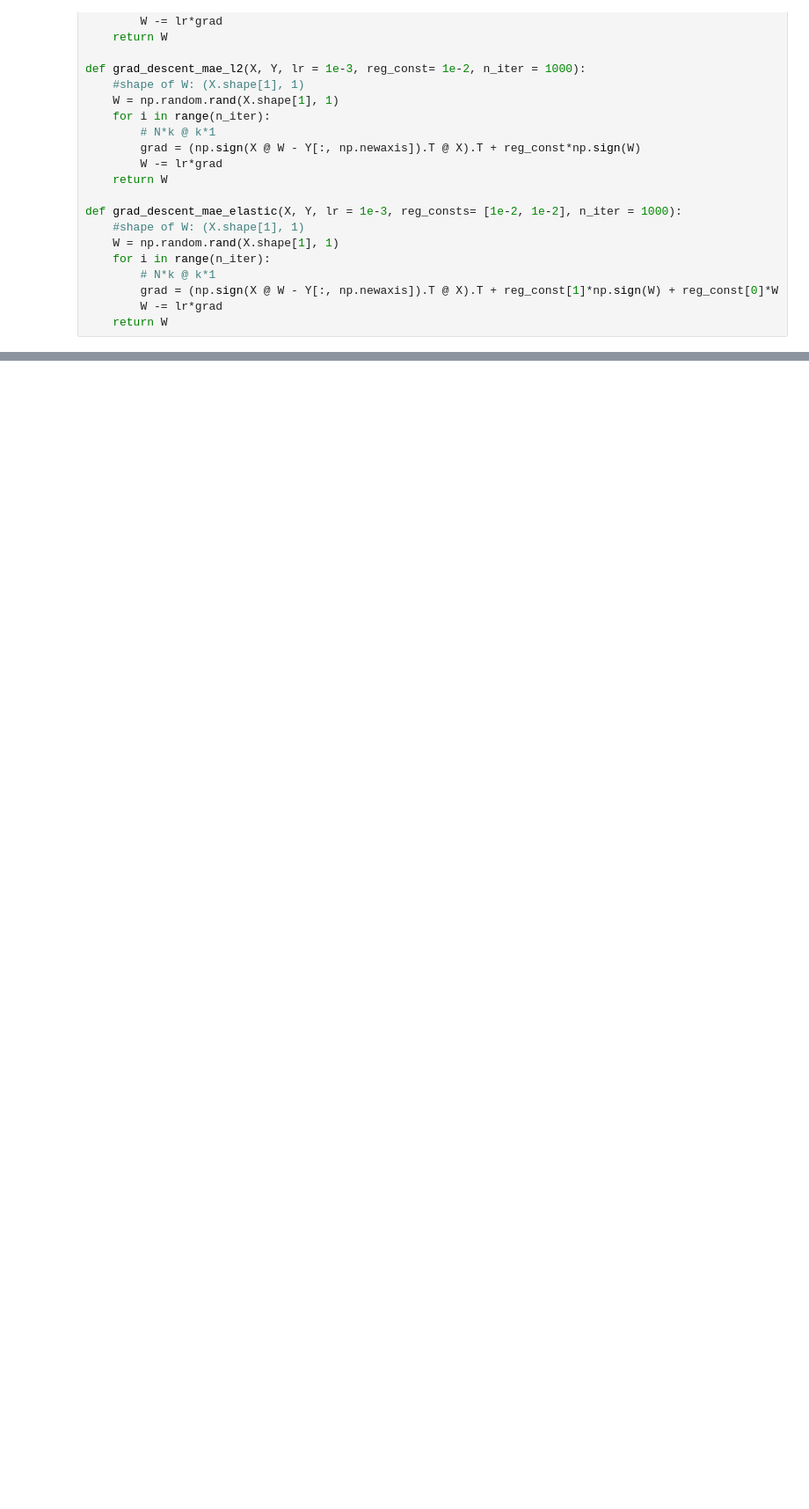
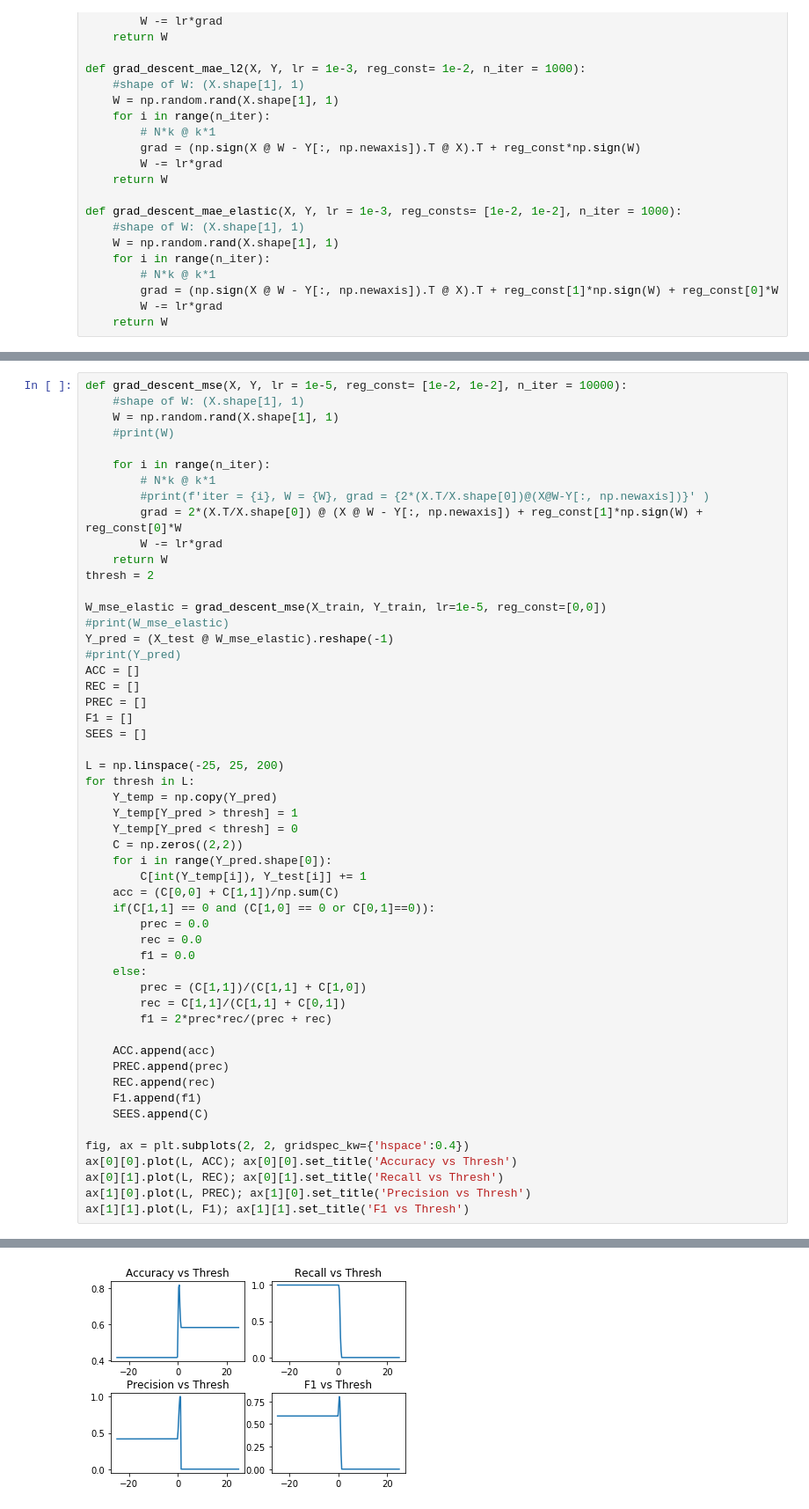
Before and after one commit to varundesai10/ELL409_Assignment1, a Jupyter notebook: question1.ipynb, the cells around one changed output, grey strips where cells are left out. Shown: that part at 88% size. Drawn from its saved outputs; the diff is of its cells as text; blank space fills up the shorter version.

```diff
--- a/question1.ipynb
+++ b/question1.ipynb
@@ -731,0 +722,54 @@ Text(0.5, 1.0, 'F1 vs Thresh')
+# %%
+def grad_descent_mse(X, Y, lr = 1e-5, reg_const= [1e-2, 1e-2], n_iter = 10000):
+    #shape of W: (X.shape[1], 1)
+    W = np.random.rand(X.shape[1], 1)
+    #print(W)
+
+    for i in range(n_iter):
+        # N*k @ k*1
+        #print(f'iter = {i}, W = {W}, grad = {2*(X.T/X.shape[0])@(X@W-Y[:, np.newaxis])}' )
+        grad = 2*(X.T/X.shape[0]) @ (X @ W - Y[:, np.newaxis]) + reg_const[1]*np.sign(W) + reg_const[0]*W
+        W -= lr*grad
+    return W
+thresh = 2
+
+W_mse_elastic = grad_descent_mse(X_train, Y_train, lr=1e-5, reg_const=[0,0])
+#print(W_mse_elastic)
+Y_pred = (X_test @ W_mse_elastic).reshape(-1)
+#print(Y_pred)
+ACC = []
+REC = []
+PREC = []
+F1 = []
+SEES = []
+
+L = np.linspace(-25, 25, 200)
+for thresh in L:
+    Y_temp = np.copy(Y_pred)
+    Y_temp[Y_pred > thresh] = 1
+    Y_temp[Y_pred < thresh] = 0
+    C = np.zeros((2,2))
+    for i in range(Y_pred.shape[0]):
+        C[int(Y_temp[i]), Y_test[i]] += 1
+    acc = (C[0,0] + C[1,1])/np.sum(C)
+    if(C[1,1] == 0 and (C[1,0] == 0 or C[0,1]==0)):
+        prec = 0.0
+        rec = 0.0
+        f1 = 0.0
+    else:
+        prec = (C[1,1])/(C[1,1] + C[1,0])
+        rec = C[1,1]/(C[1,1] + C[0,1])
+        f1 = 2*prec*rec/(prec + rec)
+
+    ACC.append(acc)
+    PREC.append(prec)
+    REC.append(rec)
+    F1.append(f1)
+    SEES.append(C)
+
+fig, ax = plt.subplots(2, 2, gridspec_kw={'hspace':0.4})
+ax[0][0].plot(L, ACC); ax[0][0].set_title('Accuracy vs Thresh')
+ax[0][1].plot(L, REC); ax[0][1].set_title('Recall vs Thresh')
+ax[1][0].plot(L, PREC); ax[1][0].set_title('Precision vs Thresh')
+ax[1][1].plot(L, F1); ax[1][1].set_title('F1 vs Thresh')
+# %% [output]
@@ -731,0 +777 @@ Text(0.5, 1.0, 'F1 vs Thresh')
+[figure, added]
```
Also changed, not shown: parts of 22 cells of this notebook.
